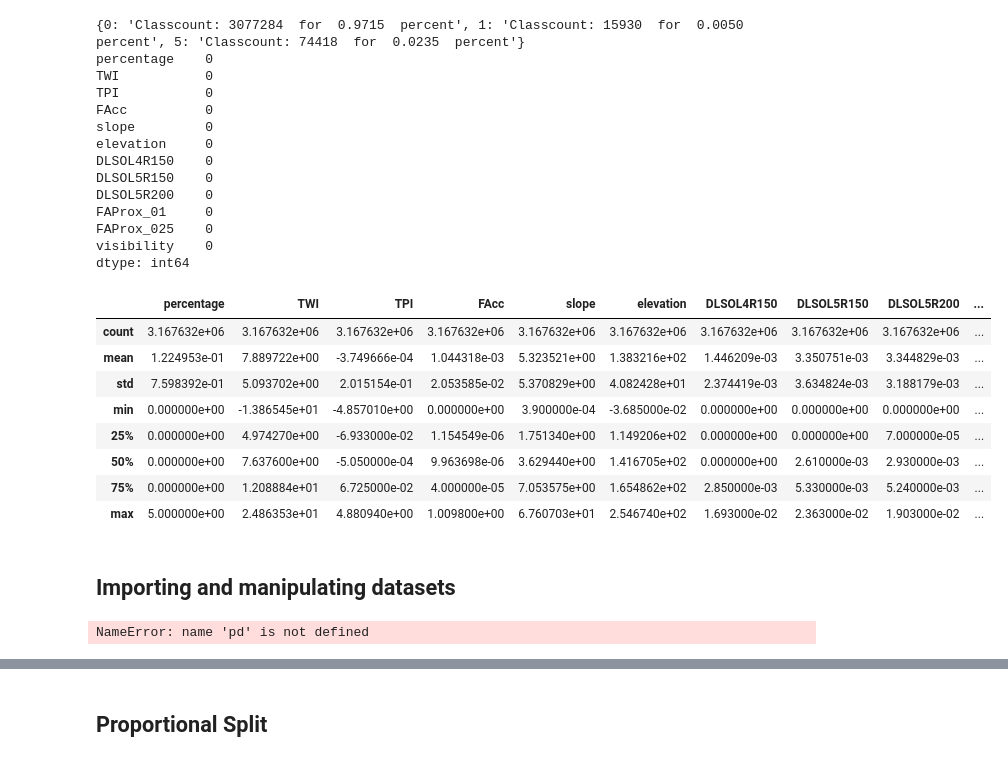
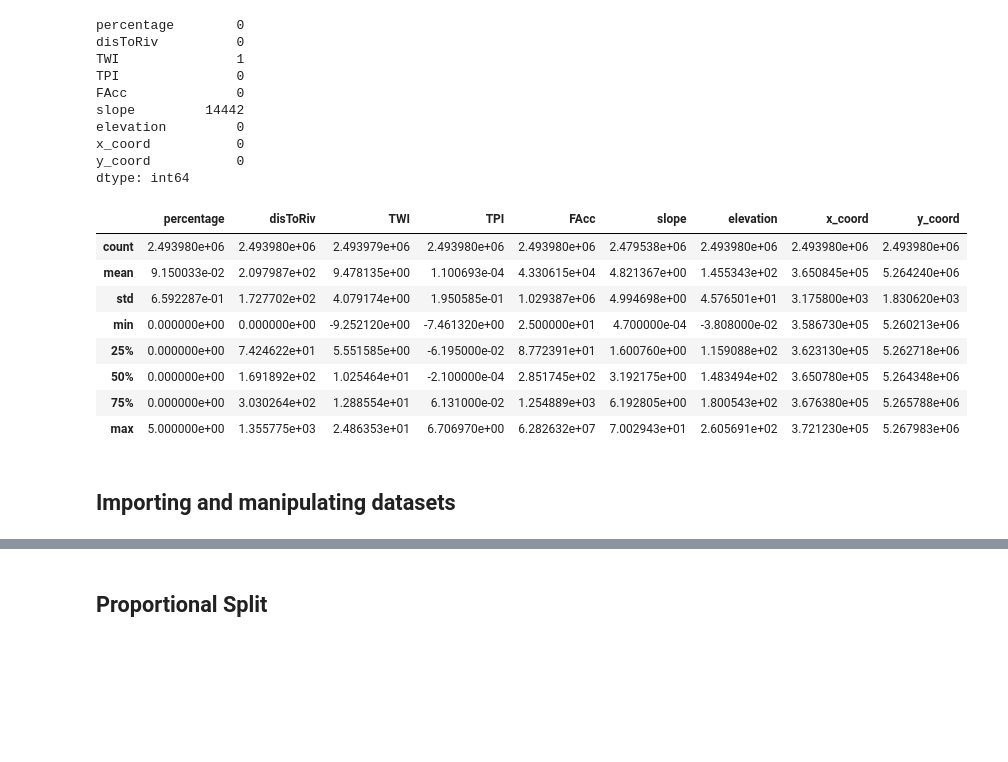
Before and after one commit to Abdielfer/FloodProbabRNCanAbd, a Jupyter notebook: main.ipynb, the cells around one changed output, grey strips where cells are left out. Drawn from its saved outputs; the diff is of its cells as text; code cells hidden in the pictures; blank space fills up the shorter version.

```diff
--- a/main.ipynb
+++ b/main.ipynb
@@ -24,49 +24,41 @@ class timeit():
         print('runtime: {}'.format(self.datetime.now() - self.tic))
 # %%
 import pandas as pd
-dataSetPath = 'datasets/allVs_basin2_CleanDataSet_Training.csv'
+dataSetPath = 'datasets/datasetBasin1.csv'
 basinDataSet = pd.read_csv(dataSetPath, index_col = None)
-import models as mds
-mds.printArrayBalance(basinDataSet['percentage'])
 print(basinDataSet.isna().sum())
 basinDataSet.describe()
 # %% [output]
-{0: 'Classcount: 3077284  for  0.9715  percent', 1: 'Classcount: 15930  for  0.0050  percent', 5: 'Classcount: 74418  for  0.0235  percent'}
-percentage    0
-TWI           0
-TPI           0
-FAcc          0
-slope         0
-elevation     0
-DLSOL4R150    0
-DLSOL5R150    0
-DLSOL5R200    0
-FAProx_01     0
-FAProx_025    0
-visibility    0
+percentage        0
+disToRiv          0
+TWI               1
+TPI               0
+FAcc              0
+slope         14442
+elevation         0
+x_coord           0
+y_coord           0
 dtype: int64
-|  | percentage | TWI | TPI | FAcc | slope | elevation | DLSOL4R150 | DLSOL5R150 | DLSOL5R200 | ... |
-| count | 3.167632e+06 | 3.167632e+06 | 3.167632e+06 | 3.167632e+06 | 3.167632e+06 | 3.167632e+06 | 3.167632e+06 | 3.167632e+06 | 3.167632e+06 | ... |
-| mean | 1.224953e-01 | 7.889722e+00 | -3.749666e-04 | 1.044318e-03 | 5.323521e+00 | 1.383216e+02 | 1.446209e-03 | 3.350751e-03 | 3.344829e-03 | ... |
-| std | 7.598392e-01 | 5.093702e+00 | 2.015154e-01 | 2.053585e-02 | 5.370829e+00 | 4.082428e+01 | 2.374419e-03 | 3.634824e-03 | 3.188179e-03 | ... |
-| min | 0.000000e+00 | -1.386545e+01 | -4.857010e+00 | 0.000000e+00 | 3.900000e-04 | -3.685000e-02 | 0.000000e+00 | 0.000000e+00 | 0.000000e+00 | ... |
-| 25% | 0.000000e+00 | 4.974270e+00 | -6.933000e-02 | 1.154549e-06 | 1.751340e+00 | 1.149206e+02 | 0.000000e+00 | 0.000000e+00 | 7.000000e-05 | ... |
-| 50% | 0.000000e+00 | 7.637600e+00 | -5.050000e-04 | 9.963698e-06 | 3.629440e+00 | 1.416705e+02 | 0.000000e+00 | 2.610000e-03 | 2.930000e-03 | ... |
-| 75% | 0.000000e+00 | 1.208884e+01 | 6.725000e-02 | 4.000000e-05 | 7.053575e+00 | 1.654862e+02 | 2.850000e-03 | 5.330000e-03 | 5.240000e-03 | ... |
-| max | 5.000000e+00 | 2.486353e+01 | 4.880940e+00 | 1.009800e+00 | 6.760703e+01 | 2.546740e+02 | 1.693000e-02 | 2.363000e-02 | 1.903000e-02 | ... |
+|  | percentage | disToRiv | TWI | TPI | FAcc | slope | elevation | x_coord | y_coord |
+| count | 2.493980e+06 | 2.493980e+06 | 2.493979e+06 | 2.493980e+06 | 2.493980e+06 | 2.479538e+06 | 2.493980e+06 | 2.493980e+06 | 2.493980e+06 |
+| mean | 9.150033e-02 | 2.097987e+02 | 9.478135e+00 | 1.100693e-04 | 4.330615e+04 | 4.821367e+00 | 1.455343e+02 | 3.650845e+05 | 5.264240e+06 |
+| std | 6.592287e-01 | 1.727702e+02 | 4.079174e+00 | 1.950585e-01 | 1.029387e+06 | 4.994698e+00 | 4.576501e+01 | 3.175800e+03 | 1.830620e+03 |
+| min | 0.000000e+00 | 0.000000e+00 | -9.252120e+00 | -7.461320e+00 | 2.500000e+01 | 4.700000e-04 | -3.808000e-02 | 3.586730e+05 | 5.260213e+06 |
+| 25% | 0.000000e+00 | 7.424622e+01 | 5.551585e+00 | -6.195000e-02 | 8.772391e+01 | 1.600760e+00 | 1.159088e+02 | 3.623130e+05 | 5.262718e+06 |
+| 50% | 0.000000e+00 | 1.691892e+02 | 1.025464e+01 | -2.100000e-04 | 2.851745e+02 | 3.192175e+00 | 1.483494e+02 | 3.650780e+05 | 5.264348e+06 |
+| 75% | 0.000000e+00 | 3.030264e+02 | 1.288554e+01 | 6.131000e-02 | 1.254889e+03 | 6.192805e+00 | 1.800543e+02 | 3.676380e+05 | 5.265788e+06 |
+| max | 5.000000e+00 | 1.355775e+03 | 2.486353e+01 | 6.706970e+00 | 6.282632e+07 | 7.002943e+01 | 2.605691e+02 | 3.721230e+05 | 5.267983e+06 |
 # %% [markdown]
 ## Importing and manipulating datasets
 # %%
 sklearn.metrics.get_scorer_names()
 # %%
 ### Cleaning basin1DataSet
-dataSetPath = 'datasets/allVs_basin2_CleanDataSet_Training.csv'
+dataSetPath = 'datasets/datasetBasin1.csv'
 basinDataSet = pd.read_csv(dataSetPath, index_col = None)
 # basin1Light = pd.read_csv('datasetBasin1_NoDataFree.csv', index_col = None)
 # print(basinDataSet.info())
 # basinDataSet.describe()
-# %% [output]
-NameError: name 'pd' is not defined
 # %%
 basinDataSet.isna().any()
 # %%
```
Also changed, not shown: parts of 12 cells of this notebook, 22 other files.
